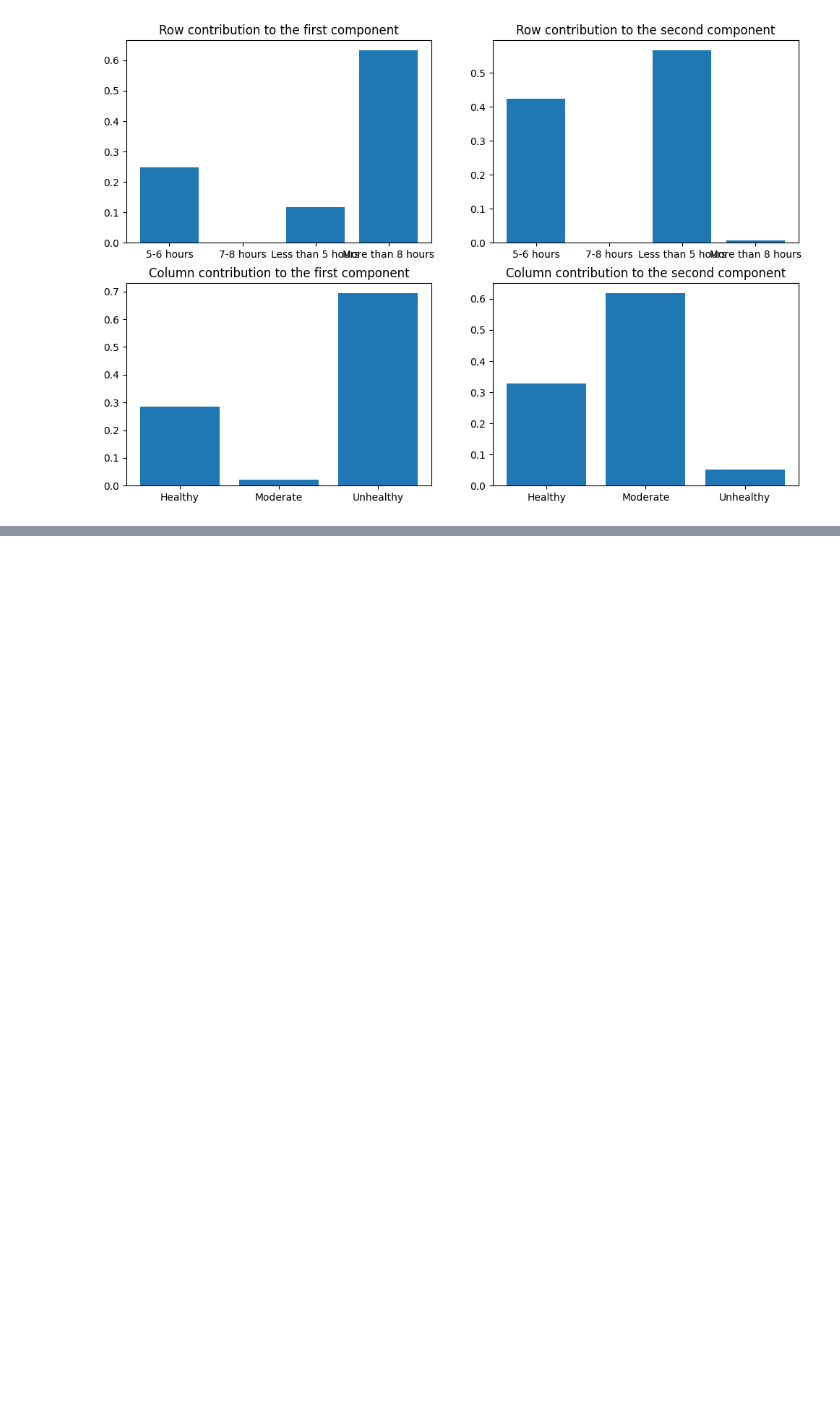
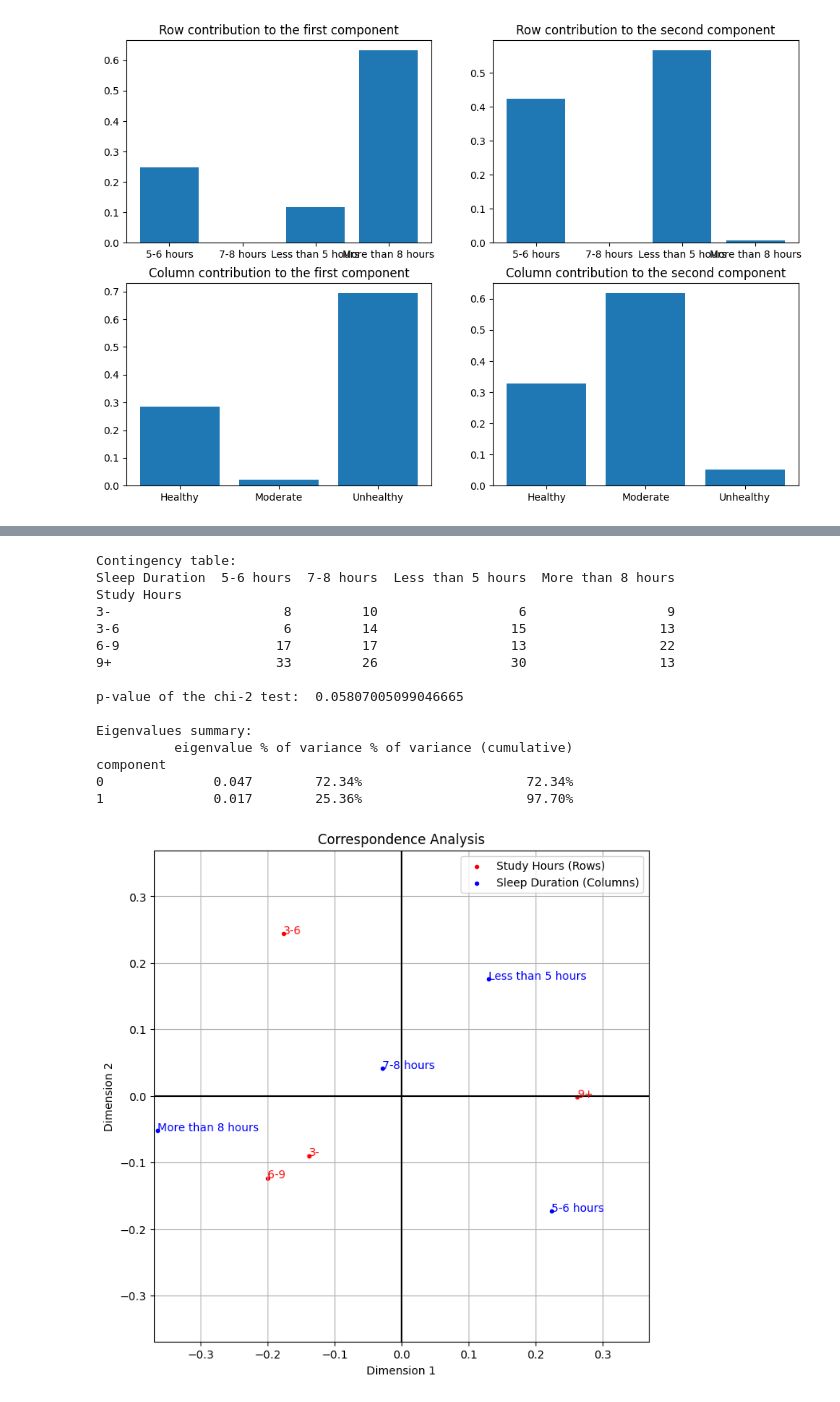
Before and after one commit to bourgouinraphael/Projet_traitement_info, a Jupyter notebook: Projet.ipynb, the cells around one changed output, grey strips where cells are left out. Cells and saved outputs as stored; diff of their text form; code cells hidden in the pictures; blank space fills up the shorter version.

```diff
--- a/Projet.ipynb
+++ b/Projet.ipynb
@@ -190,0 +281,21 @@ component
+# %%
+index_column1, index_column2 = 7, 4
+
+make_plot(df, index_column1, index_column2, 1, "Images/Study_Sleep_depressive") # Tout le monde
+# %% [output]
+Contingency table:
+Sleep Duration  5-6 hours  7-8 hours  Less than 5 hours  More than 8 hours
+Study Hours
+3-                      8         10                  6                  9
+3-6                     6         14                 15                 13
+6-9                    17         17                 13                 22
+9+                     33         26                 30                 13
+
+p-value of the chi-2 test:  0.05807005099046665
+
+Eigenvalues summary:
+          eigenvalue % of variance % of variance (cumulative)
+component
+0              0.047        72.34%                     72.34%
+1              0.017        25.36%                     97.70%
+[figure, added]
```
Also changed, not shown: parts of 11 cells of this notebook, 21 other files.
